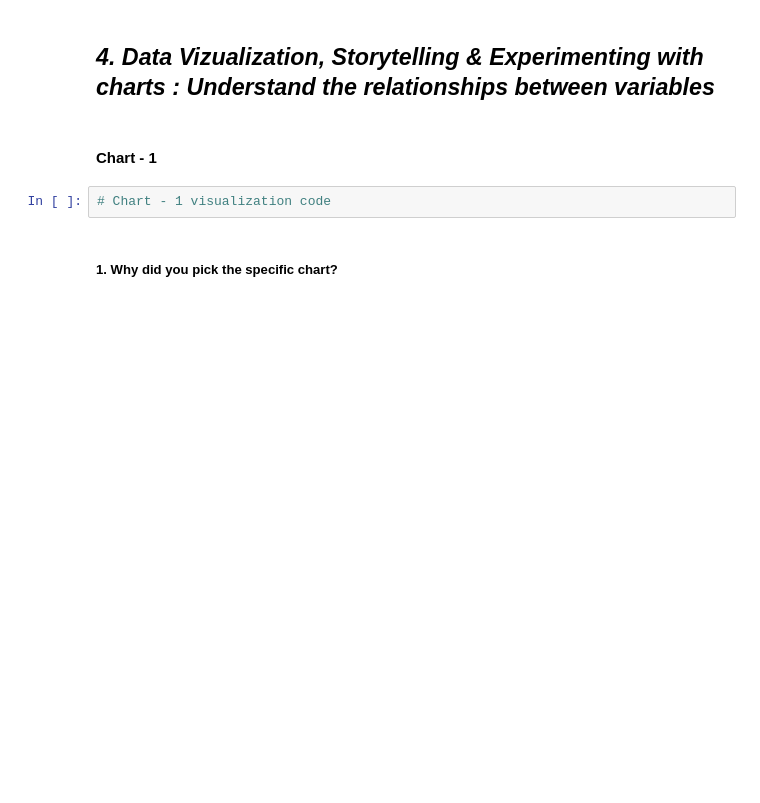
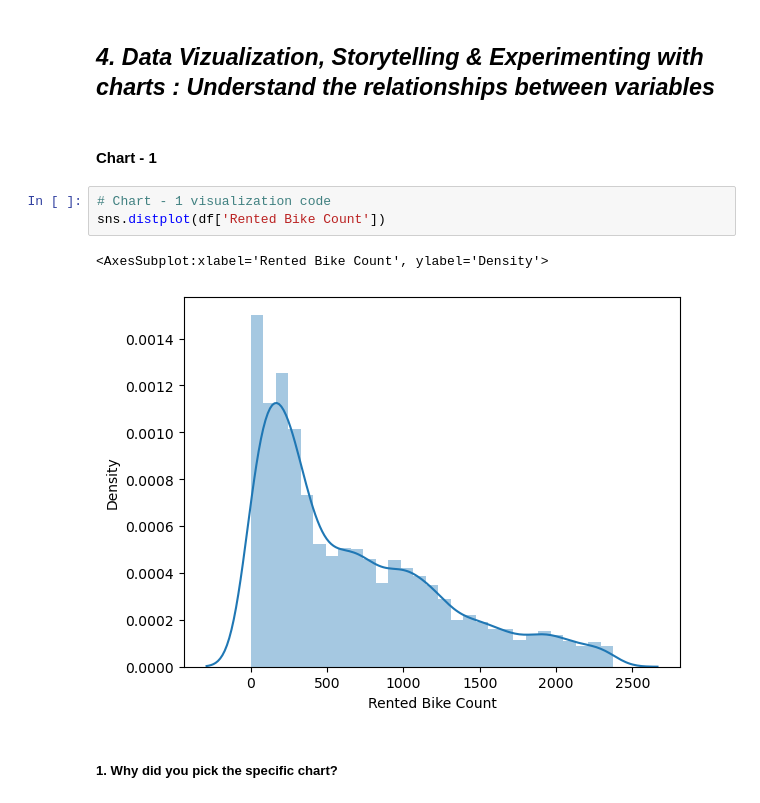
Before and after one commit to lakshay170/ML_bike_demand, a Jupyter notebook: Project.ipynb, the cells around one changed output. Drawn from its saved outputs; the diff is of its cells as text; blank space fills up the shorter version.

```diff
--- a/Project.ipynb
+++ b/Project.ipynb
@@ -275,6 +275,10 @@ Answer Here.
 #### Chart - 1
 # %%
 # Chart - 1 visualization code
+sns.distplot(df['Rented Bike Count'])
+# %% [output]
+<AxesSubplot:xlabel='Rented Bike Count', ylabel='Density'>
+[figure, added]
 # %% [markdown]
 ##### 1. Why did you pick the specific chart?
 # %% [markdown]
```
Also changed, not shown: parts of 11 cells of this notebook.
